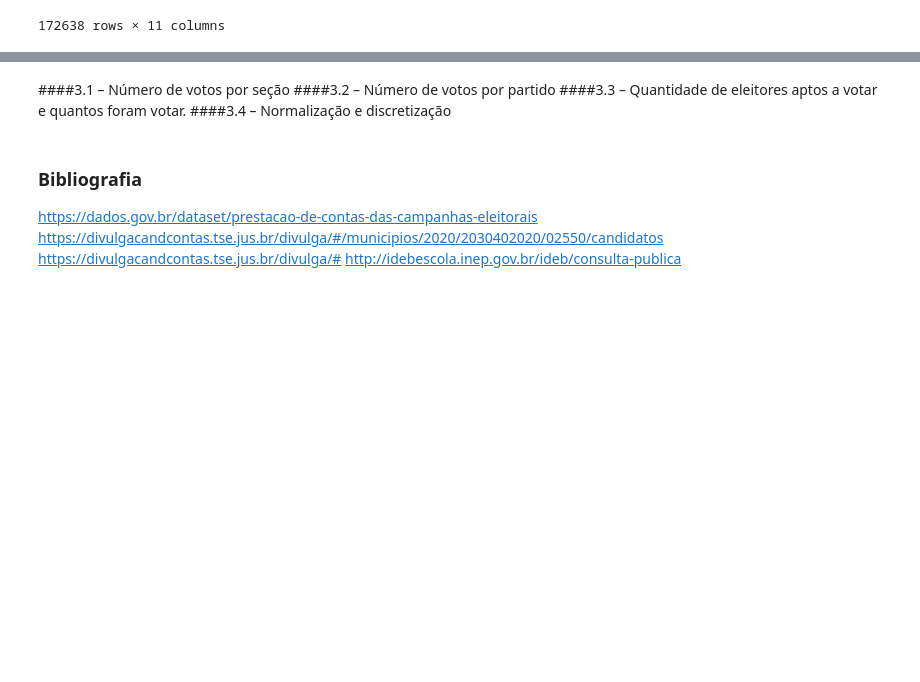
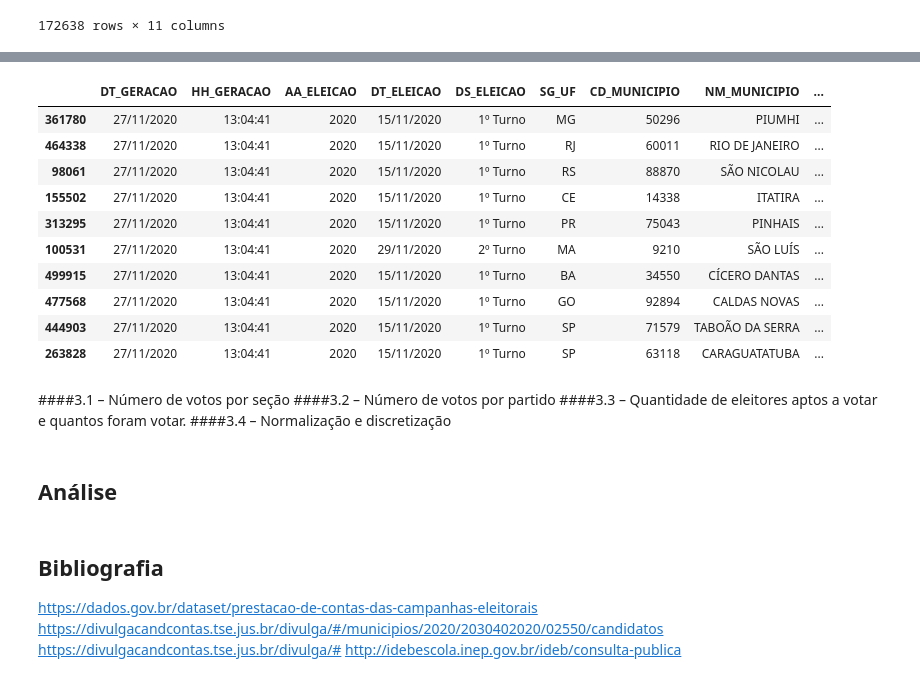
Before and after one commit to bmnds/uea-data-science-04-data-processing, a Jupyter notebook: trabalho-final/Notebook_Trabalho_Final.ipynb, the cells around one changed output, grey strips where cells are left out. Cells and saved outputs as stored; diff of their text form; code cells hidden in the pictures; blank space fills up the shorter version.

```diff
--- a/trabalho-final/Notebook_Trabalho_Final.ipynb
+++ b/trabalho-final/Notebook_Trabalho_Final.ipynb
@@ -162,11 +193,28 @@ pd.merge(df_rv, df_v)
+# %%
+df_geral = pd.read_csv('/content/eleitorado_local_votacao_2020.csv', sep=';', encoding='Latin1')
+df_geral.sample(10)
+# %% [output]
+|  | DT_GERACAO | HH_GERACAO | AA_ELEICAO | DT_ELEICAO | DS_ELEICAO | SG_UF | CD_MUNICIPIO | NM_MUNICIPIO | ... |
+| 361780 | 27/11/2020 | 13:04:41 | 2020 | 15/11/2020 | 1º Turno | MG | 50296 | PIUMHI | ... |
+| 464338 | 27/11/2020 | 13:04:41 | 2020 | 15/11/2020 | 1º Turno | RJ | 60011 | RIO DE JANEIRO | ... |
+| 98061 | 27/11/2020 | 13:04:41 | 2020 | 15/11/2020 | 1º Turno | RS | 88870 | SÃO NICOLAU | ... |
+| 155502 | 27/11/2020 | 13:04:41 | 2020 | 15/11/2020 | 1º Turno | CE | 14338 | ITATIRA | ... |
+| 313295 | 27/11/2020 | 13:04:41 | 2020 | 15/11/2020 | 1º Turno | PR | 75043 | PINHAIS | ... |
+| 100531 | 27/11/2020 | 13:04:41 | 2020 | 29/11/2020 | 2º Turno | MA | 9210 | SÃO LUÍS | ... |
+| 499915 | 27/11/2020 | 13:04:41 | 2020 | 15/11/2020 | 1º Turno | BA | 34550 | CÍCERO DANTAS | ... |
+| 477568 | 27/11/2020 | 13:04:41 | 2020 | 15/11/2020 | 1º Turno | GO | 92894 | CALDAS NOVAS | ... |
+| 444903 | 27/11/2020 | 13:04:41 | 2020 | 15/11/2020 | 1º Turno | SP | 71579 | TABOÃO DA SERRA | ... |
+| 263828 | 27/11/2020 | 13:04:41 | 2020 | 15/11/2020 | 1º Turno | SP | 63118 | CARAGUATATUBA | ... |
 # %% [markdown]
 
 ####3.1 – Número de votos por seção
 ####3.2 – Número de votos por partido
 ####3.3 – Quantidade de eleitores aptos a votar e quantos foram votar.
 ####3.4 – Normalização e discretização
+# %% [markdown]
+## Análise
 # %% [markdown]
-### Bibliografia
+## Bibliografia
 https://dados.gov.br/dataset/prestacao-de-contas-das-campanhas-eleitorais
 https://divulgacandcontas.tse.jus.br/divulga/#/municipios/2020/2030402020/02550/candidatos
 https://divulgacandcontas.tse.jus.br/divulga/#
```
Also changed, not shown: parts of 6 cells of this notebook.
